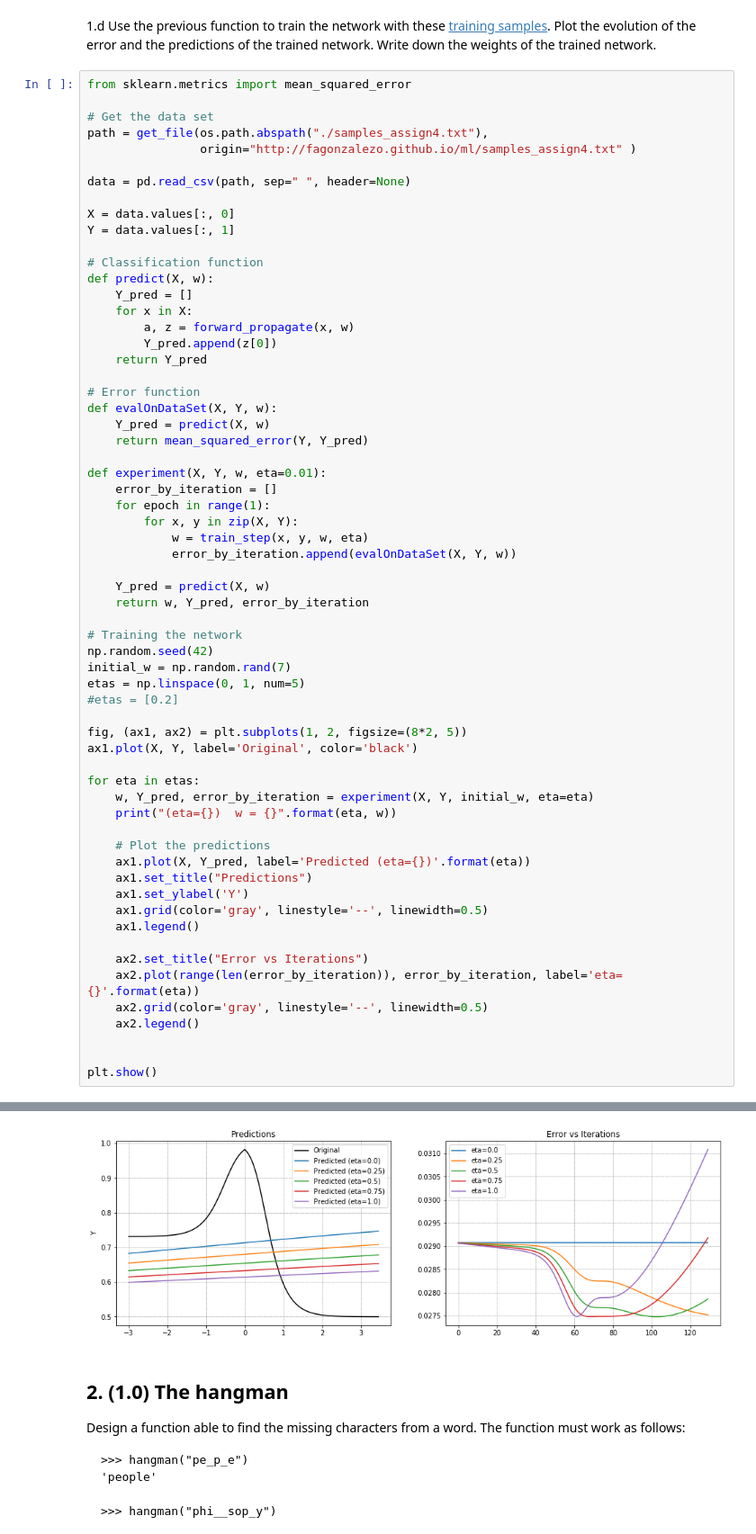
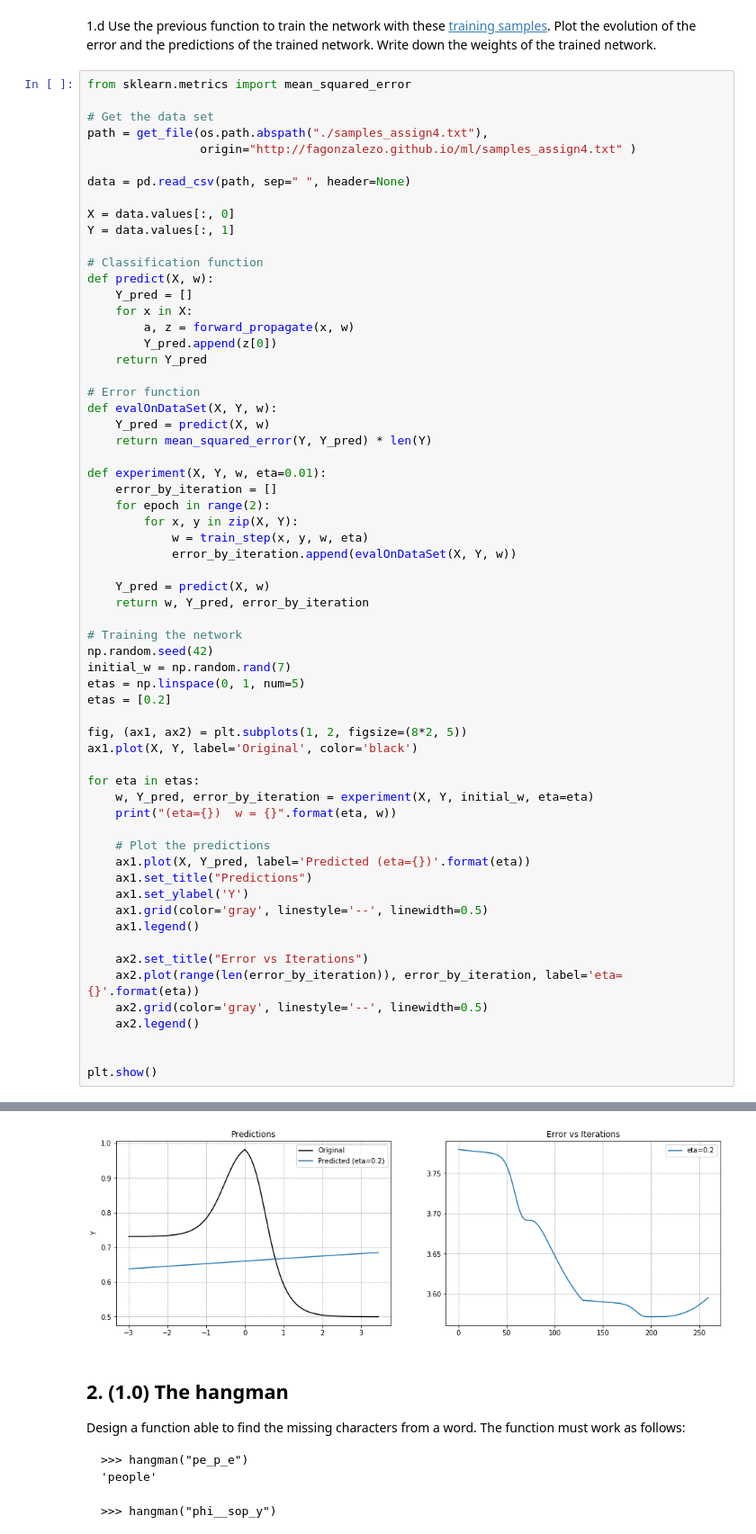
Before and after one commit to ingJSNA/machineLearning2018, a Jupyter notebook: assign4/ml-assign4-jsnavarroa.ipynb, the cells around one changed output, grey strips where cells are left out. Shown at 90% size. Saved outputs shown, nothing was run; the diff lists cells and outputs as text.

```diff
--- a/assign4/ml-assign4-jsnavarroa.ipynb
+++ b/assign4/ml-assign4-jsnavarroa.ipynb
@@ -229,11 +231,11 @@ def predict(X, w):
 # Error function
 def evalOnDataSet(X, Y, w):
     Y_pred = predict(X, w)
-    return mean_squared_error(Y, Y_pred)
+    return mean_squared_error(Y, Y_pred) * len(Y)
 
 def experiment(X, Y, w, eta=0.01):
     error_by_iteration = []
-    for epoch in range(1):
+    for epoch in range(2):
         for x, y in zip(X, Y):
             w = train_step(x, y, w, eta)
             error_by_iteration.append(evalOnDataSet(X, Y, w))
@@ -245,7 +247,7 @@ def experiment(X, Y, w, eta=0.01):
 np.random.seed(42)
 initial_w = np.random.rand(7)
 etas = np.linspace(0, 1, num=5)
-#etas = [0.2]
+etas = [0.2]
 
 fig, (ax1, ax2) = plt.subplots(1, 2, figsize=(8*2, 5))
 ax1.plot(X, Y, label='Original', color='black')
@@ -282,4 +276,4 @@ plt.show()
-[figure, old version]
+[figure, new version]
 # %% [markdown]
 ## 2. (1.0) The hangman
 
```
Also changed, not shown: parts of 2 cells of this notebook, 1 other file.
